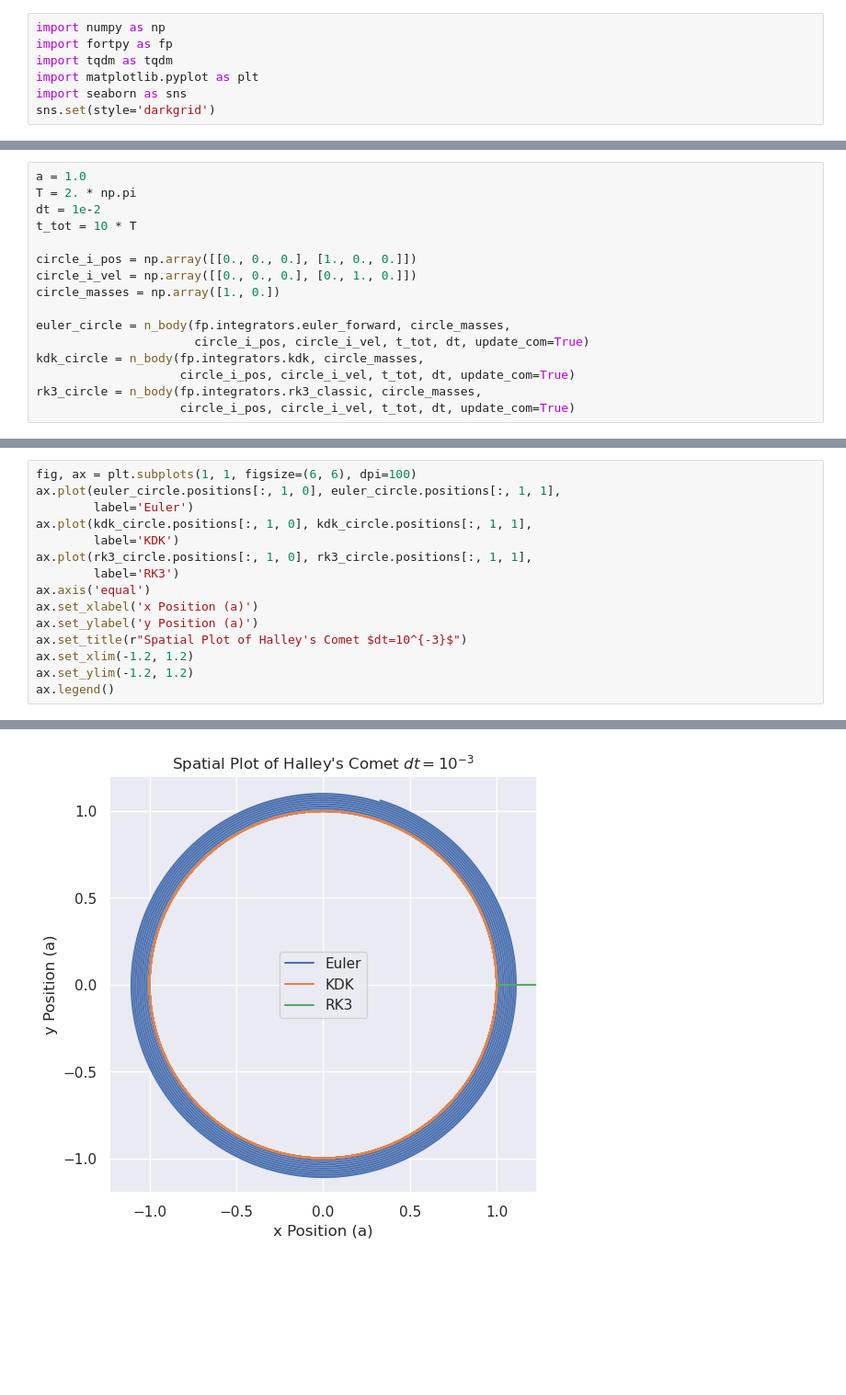
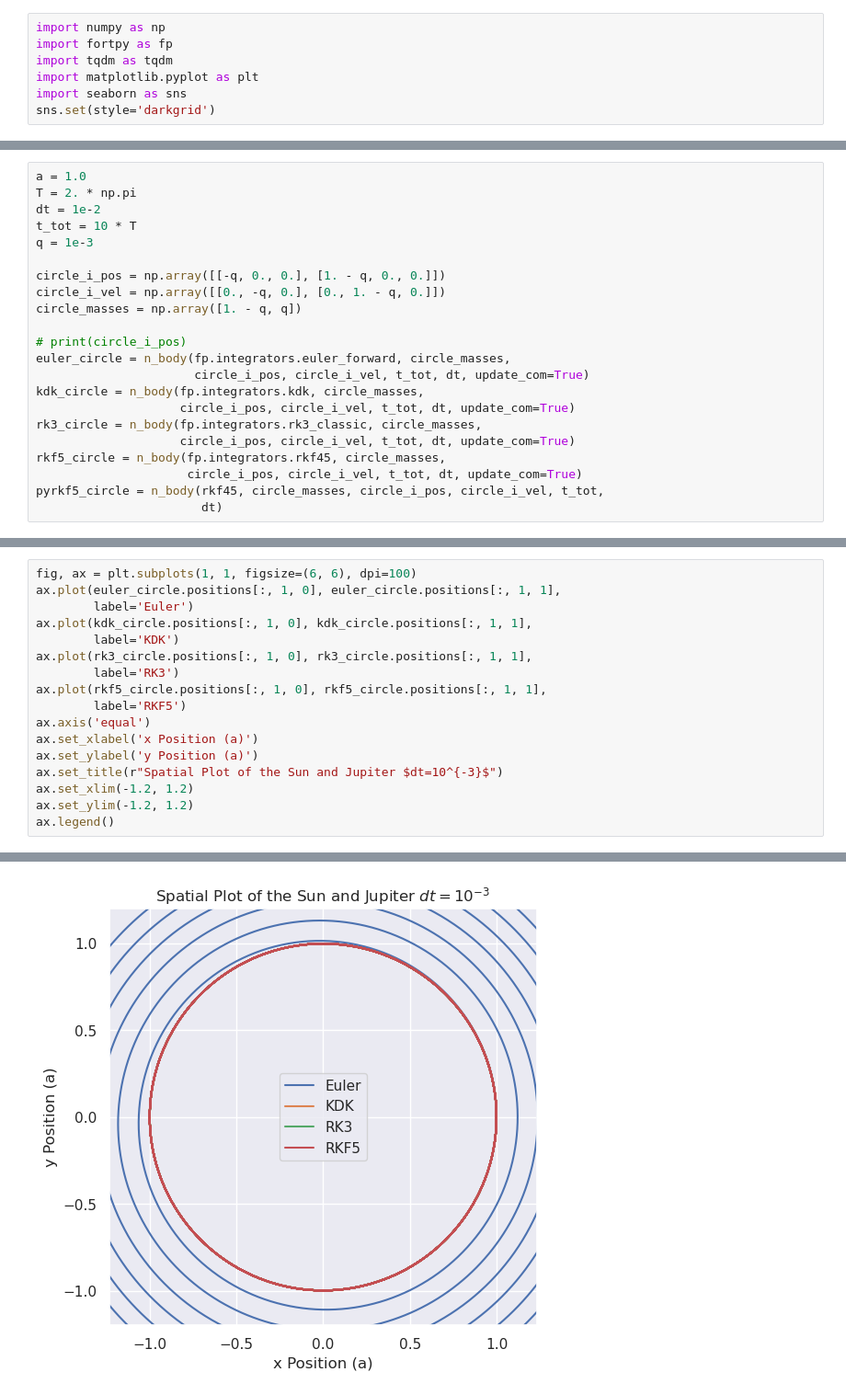
Before and after one commit to StarkillerX42/ASTR506, a Jupyter notebook: python_tests.ipynb, the cells around one changed output, grey strips where cells are left out. Shown: that part at 92% size. Cells and saved outputs as stored; diff of their text form; blank space fills up the shorter version.

```diff
--- a/python_tests.ipynb
+++ b/python_tests.ipynb
@@ -146,14 +449,20 @@ a = 1.0
 T = 2. * np.pi
 dt = 1e-2
 t_tot = 10 * T
+q = 1e-3
 
-circle_i_pos = np.array([[0., 0., 0.], [1., 0., 0.]])
-circle_i_vel = np.array([[0., 0., 0.], [0., 1., 0.]])
-circle_masses = np.array([1., 0.])
+circle_i_pos = np.array([[-q, 0., 0.], [1. - q, 0., 0.]])
+circle_i_vel = np.array([[0., -q, 0.], [0., 1. - q, 0.]])
+circle_masses = np.array([1. - q, q])
 
+# print(circle_i_pos)
 euler_circle = n_body(fp.integrators.euler_forward, circle_masses,
                       circle_i_pos, circle_i_vel, t_tot, dt, update_com=True)
 kdk_circle = n_body(fp.integrators.kdk, circle_masses,
                     circle_i_pos, circle_i_vel, t_tot, dt, update_com=True)
 rk3_circle = n_body(fp.integrators.rk3_classic, circle_masses,
                     circle_i_pos, circle_i_vel, t_tot, dt, update_com=True)
+rkf5_circle = n_body(fp.integrators.rkf45, circle_masses,
+                     circle_i_pos, circle_i_vel, t_tot, dt, update_com=True)
+pyrkf5_circle = n_body(rkf45, circle_masses, circle_i_pos, circle_i_vel, t_tot,
+                       dt)
@@ -203,18 +469,20 @@ array([1.00000000e+00, 4.60938019e+11, 9.26439768e+11, 1.39650531e+12,
 # %%
 fig, ax = plt.subplots(1, 1, figsize=(6, 6), dpi=100)
 ax.plot(euler_circle.positions[:, 1, 0], euler_circle.positions[:, 1, 1],
         label='Euler')
 ax.plot(kdk_circle.positions[:, 1, 0], kdk_circle.positions[:, 1, 1],
         label='KDK')
 ax.plot(rk3_circle.positions[:, 1, 0], rk3_circle.positions[:, 1, 1],
         label='RK3')
+ax.plot(rkf5_circle.positions[:, 1, 0], rkf5_circle.positions[:, 1, 1],
+        label='RKF5')
 ax.axis('equal')
 ax.set_xlabel('x Position (a)')
 ax.set_ylabel('y Position (a)')
-ax.set_title(r"Spatial Plot of Halley's Comet $dt=10^{-3}$")
+ax.set_title(r"Spatial Plot of the Sun and Jupiter $dt=10^{-3}$")
 ax.set_xlim(-1.2, 1.2)
 ax.set_ylim(-1.2, 1.2)
 ax.legend()
 # %% [output]
 <matplotlib.legend.Legend at 0x...>
-[figure, old version]
+[figure, new version]
```
Also changed, not shown: parts of 9 cells of this notebook, 4 other files.
